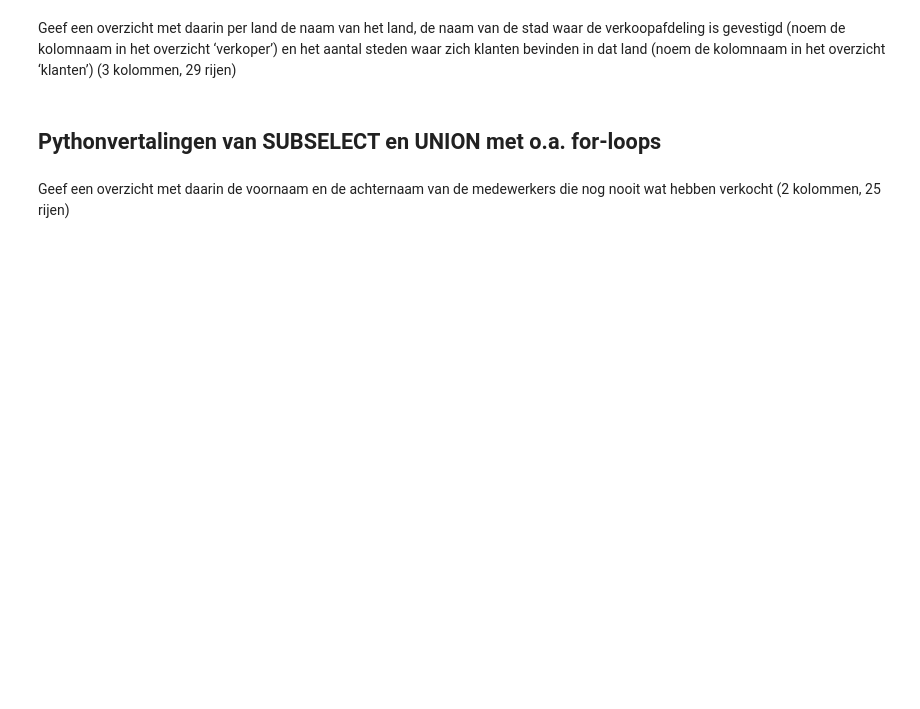
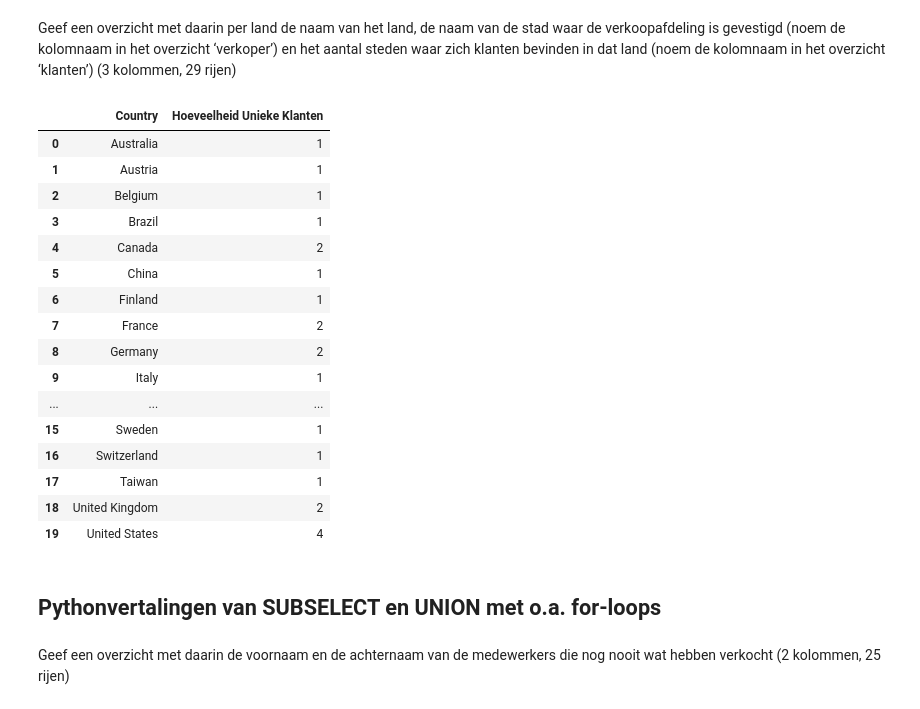
Before and after one commit to Peter-The-Great/DEDS_Portfolio_Week2, a Jupyter notebook: Practicum_2.3_Opdrachten.ipynb, the cells around one changed output. Drawn from its saved outputs; the diff is of its cells as text; code cells hidden in the pictures; blank space fills up the shorter version.

```diff
--- a/Practicum_2.3_Opdrachten.ipynb
+++ b/Practicum_2.3_Opdrachten.ipynb
@@ -386,5 +591,35 @@ Geef een overzicht met daarin van de verkopers behorend tot de verkoopafdeling u
 # %% [markdown]
 Geef een overzicht met daarin per land de naam van het land, de naam van de stad waar de verkoopafdeling is gevestigd (noem de kolomnaam in het overzicht ‘verkoper’) en het aantal steden waar zich klanten bevinden in dat land (noem de kolomnaam in het overzicht ‘klanten’) (3 kolommen, 29 rijen)
+# %%
+# Merge the country and sales_branch tables on 'COUNTRY_CODE'
+merged_data = pd.merge(country, sales_branch, on='COUNTRY_CODE')
+
+# Perform a groupby operation on the 'COUNTRY' column and count the number of unique cities
+resultaat = merged_data.groupby('COUNTRY').agg({'CITY': 'nunique'}).reset_index()
+
+# Rename the column
+resultaat.columns = ['Country', 'Hoeveelheid Unieke Klanten']
+
+# Show the resulting overview
+resultaat
+# %% [output]
+|  | Country | Hoeveelheid Unieke Klanten |
+| 0 | Australia | 1 |
+| 1 | Austria | 1 |
+| 2 | Belgium | 1 |
+| 3 | Brazil | 1 |
+| 4 | Canada | 2 |
+| 5 | China | 1 |
+| 6 | Finland | 1 |
+| 7 | France | 2 |
+| 8 | Germany | 2 |
+| 9 | Italy | 1 |
+| ... | ... | ... |
+| 15 | Sweden | 1 |
+| 16 | Switzerland | 1 |
+| 17 | Taiwan | 1 |
+| 18 | United Kingdom | 2 |
+| 19 | United States | 4 |
 # %% [markdown]
 ## Pythonvertalingen van SUBSELECT en UNION met o.a. for-loops
 # %% [markdown]
```
Also changed, not shown: parts of 22 cells of this notebook.
